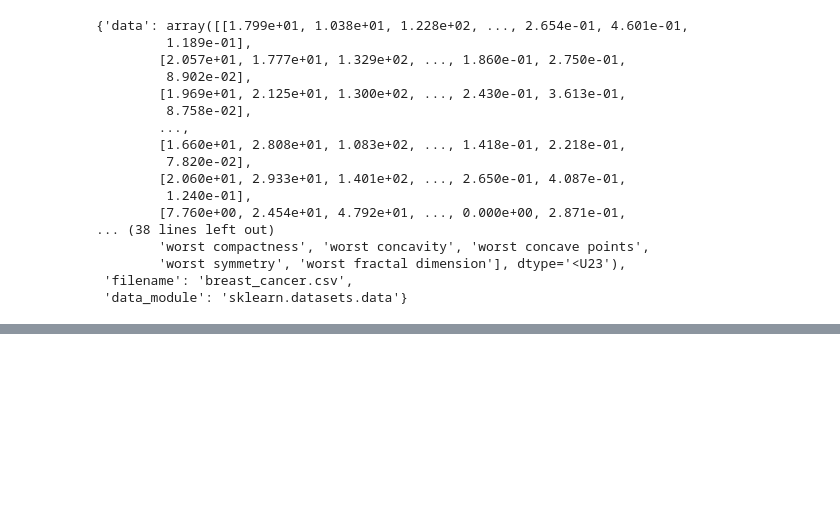
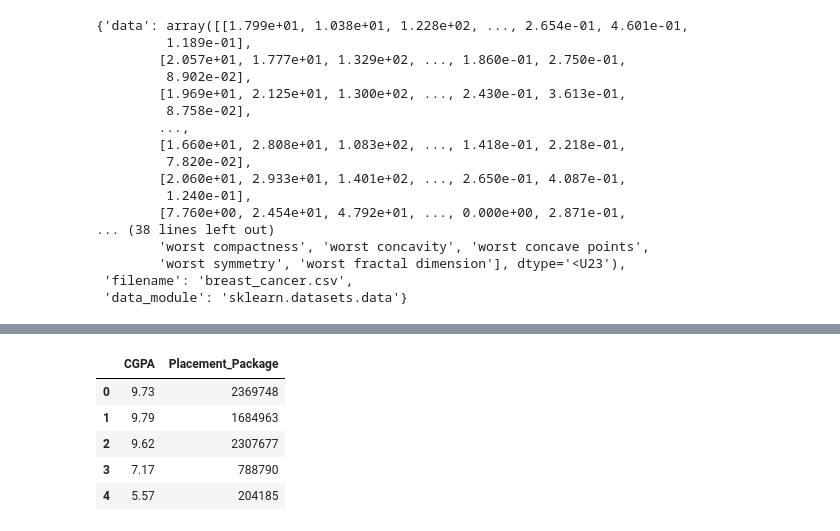
Before and after one commit to Jatingpt/ML-Repository, a Jupyter notebook: ML_Repository.ipynb, the cells around one changed output, grey strips where cells are left out. Cells and saved outputs as stored; diff of their text form; code cells hidden in the pictures; blank space fills up the shorter version.

```diff
--- a/ML_Repository.ipynb
+++ b/ML_Repository.ipynb
@@ -169,0 +312,11 @@ df
+# %%
+df.drop("Student_ID", axis = 1, inplace = True)
+# %%
+df.head(5)
+# %% [output]
+|  | CGPA | Placement_Package |
+| 0 | 9.73 | 2369748 |
+| 1 | 9.79 | 1684963 |
+| 2 | 9.62 | 2307677 |
+| 3 | 7.17 | 788790 |
+| 4 | 5.57 | 204185 |
```
Also changed, not shown: parts of 17 cells of this notebook.
